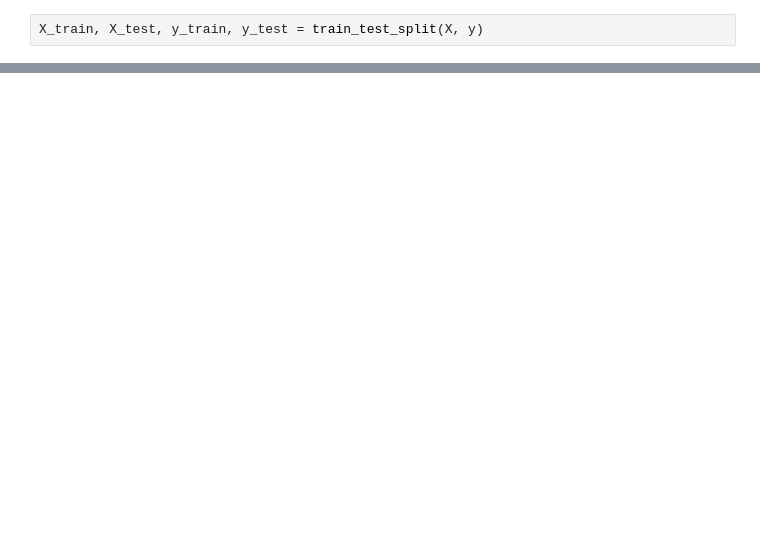
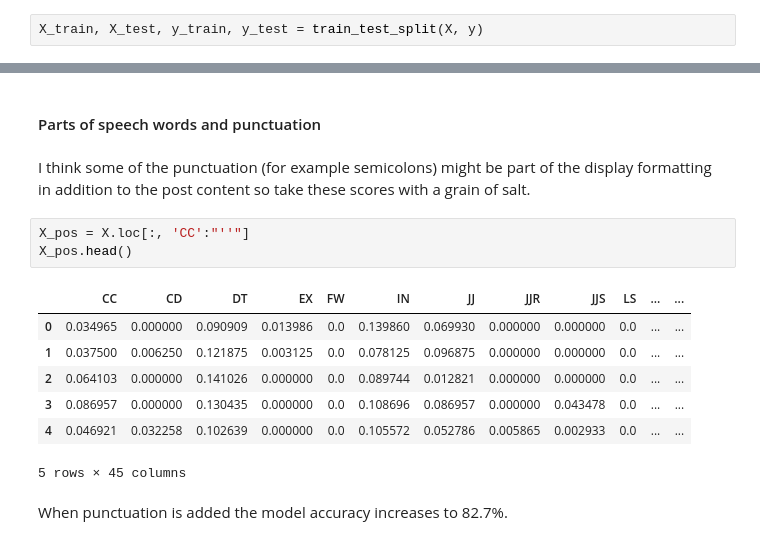
Before and after one commit to stevenlw-porpoise/Reddit-NLP-Classifier, a Jupyter notebook: model.ipynb, the cells around one changed output, grey strips where cells are left out. Cells and saved outputs as stored; diff of their text form; blank space fills up the shorter version.

```diff
--- a/model.ipynb
+++ b/model.ipynb
@@ -194,0 +593,17 @@ New feature ideas
+# %% [markdown]
+#### Parts of speech words and punctuation
+# %% [markdown]
+I think some of the punctuation (for example semicolons) might be part of the display formatting in addition to the post content so take these scores with a grain of salt.
+# %%
+X_pos = X.loc[:, 'CC':"''"]
+X_pos.head()
+# %% [output]
+|  | CC | CD | DT | EX | FW | IN | JJ | JJR | JJS | LS | ... | ... |
+| 0 | 0.034965 | 0.000000 | 0.090909 | 0.013986 | 0.0 | 0.139860 | 0.069930 | 0.000000 | 0.000000 | 0.0 | ... | ... |
+| 1 | 0.037500 | 0.006250 | 0.121875 | 0.003125 | 0.0 | 0.078125 | 0.096875 | 0.000000 | 0.000000 | 0.0 | ... | ... |
+| 2 | 0.064103 | 0.000000 | 0.141026 | 0.000000 | 0.0 | 0.089744 | 0.012821 | 0.000000 | 0.000000 | 0.0 | ... | ... |
+| 3 | 0.086957 | 0.000000 | 0.130435 | 0.000000 | 0.0 | 0.108696 | 0.086957 | 0.000000 | 0.043478 | 0.0 | ... | ... |
+| 4 | 0.046921 | 0.032258 | 0.102639 | 0.000000 | 0.0 | 0.105572 | 0.052786 | 0.005865 | 0.002933 | 0.0 | ... | ... |
+5 rows × 45 columns
+# %% [markdown]
+When punctuation is added the model accuracy increases to 82.7%.
```
Also changed, not shown: parts of 165 cells of this notebook.
